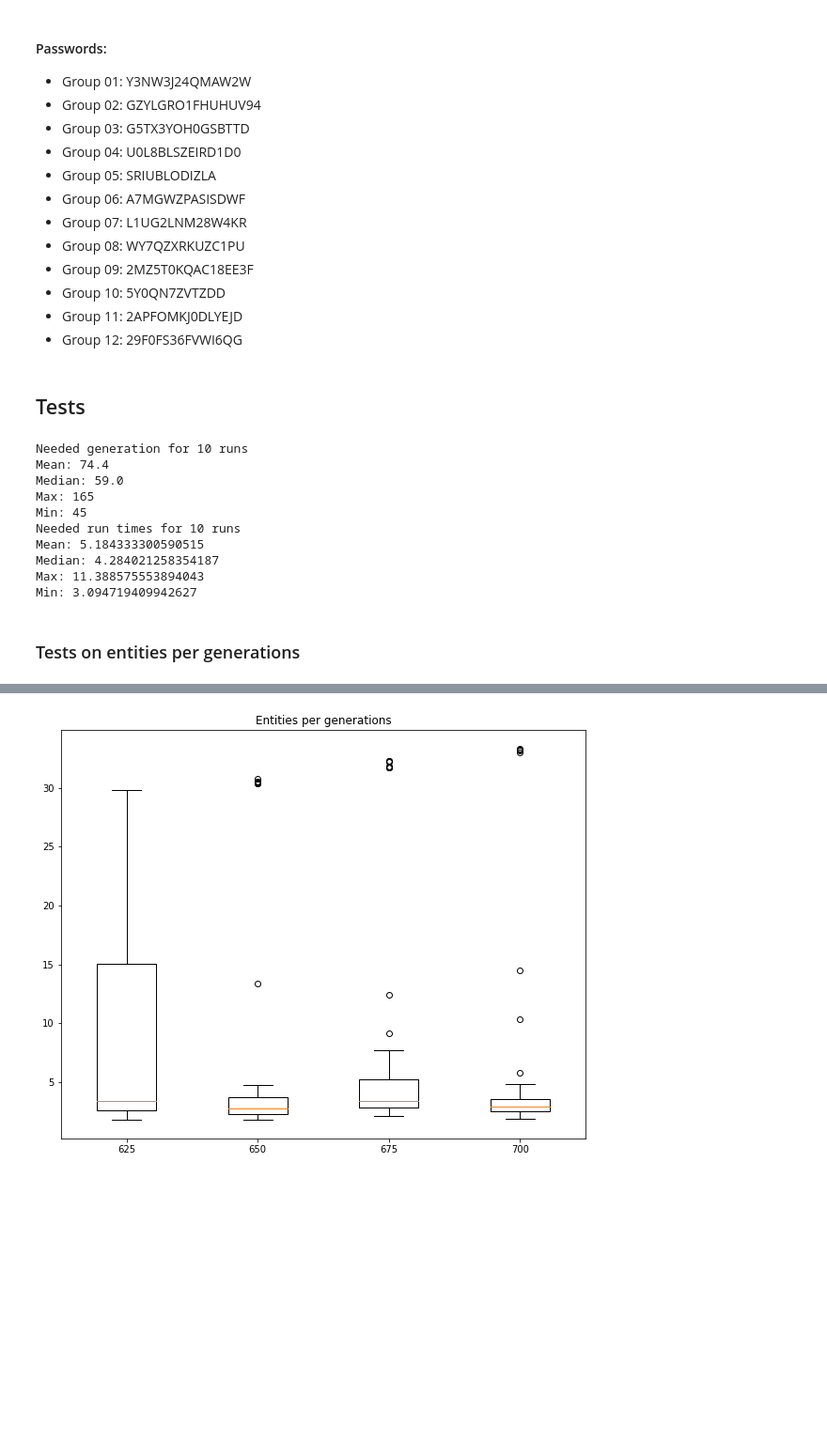
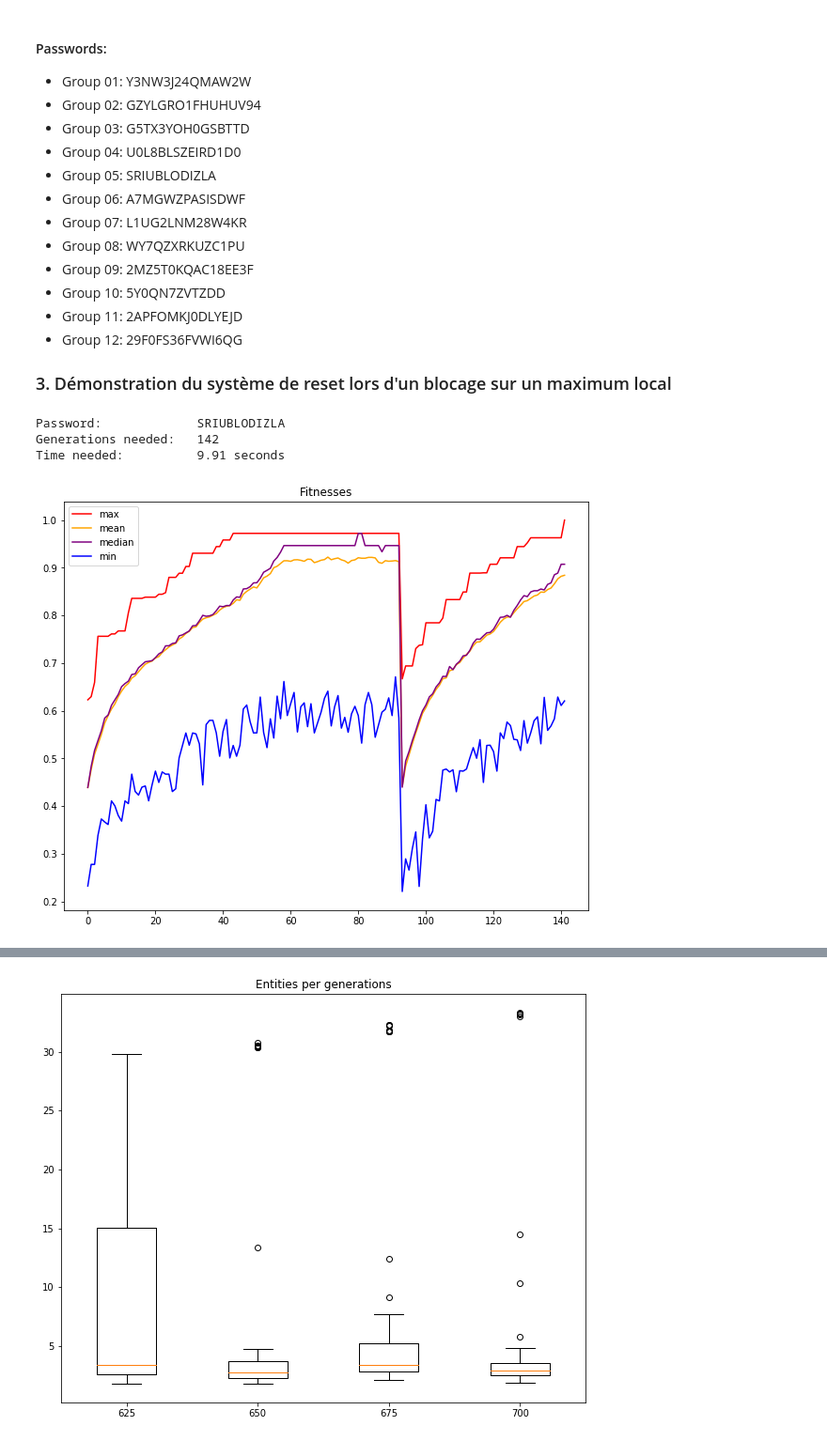
Before and after one commit to ThomasRanvier/password_ga, a Jupyter notebook: ranvier_desilets.ipynb, the cells around one changed output, grey strips where cells are left out. Shown at 94% size. Drawn from its saved outputs; the diff is of its cells as text; code cells hidden in the pictures; blank space fills up the shorter version.

```diff
--- a/ranvier_desilets.ipynb
+++ b/ranvier_desilets.ipynb
@@ -428,5 +445,5 @@ Group 12: 29F0FS36FVWI6QG      - 25.6364s
 * Group 10: 5Y0QN7ZVTZDD
 * Group 11: 2APFOMKJ0DLYEJD
 * Group 12: 29F0FS36FVWI6QG
+
+### 3. Démonstration du système de reset lors d'un blocage sur un maximum local
-# %% [markdown]
-## Tests
@@ -440,25 +450,22 @@ ga.run_x_times(x)
-# %%
-print('Needed generation for 10 runs')
-print('Mean:', np.mean(ga.generations))
-print('Median:', np.median(ga.generations))
-print('Max:', max(ga.generations))
-print('Min:', min(ga.generations))
-
-print('Needed run times for 10 runs')
-print('Mean:', np.mean(ga.run_times))
-print('Median:', np.median(ga.run_times))
-print('Max:', max(ga.run_times))
-print('Min:', min(ga.run_times))
-# %% [output]
-Needed generation for 10 runs
-Mean: 74.4
-Median: 59.0
-Max: 165
-Min: 45
-Needed run times for 10 runs
-Mean: 5.184333300590515
-Median: 4.284021258354187
-Max: 11.388575553894043
-Min: 3.094719409942627
-# %% [markdown]
-### Tests on entities per generations
+# %%
+seed = 5
+ga = GA(group_id = 5)
+ga.run(seed = seed)
+
+print('Password:            ', ga.best_entities[0][-1])
+print('Generations needed:  ', ga.generations[0])
+print('Time needed:         ','{:.2f} seconds'.format(ga.run_times[0]))
+
+plt.figure(figsize=(10, 8))
+plt.title('Fitnesses')
+plt.plot(ga.max_fitnesses[0], color = 'red', label = 'max')
+plt.plot(ga.mean_fitnesses[0], color = 'orange', label = 'mean')
+plt.plot(ga.median_fitnesses[0], color = 'purple', label = 'median')
+plt.plot(ga.min_fitnesses[0], color = 'blue', label = 'min')
+plt.legend()
+plt.show()
+# %% [output]
+Password:             SRIUBLODIZLA
+Generations needed:   142
+Time needed:          9.91 seconds
+[figure, added]
```
Also changed, not shown: parts of 16 cells of this notebook.
